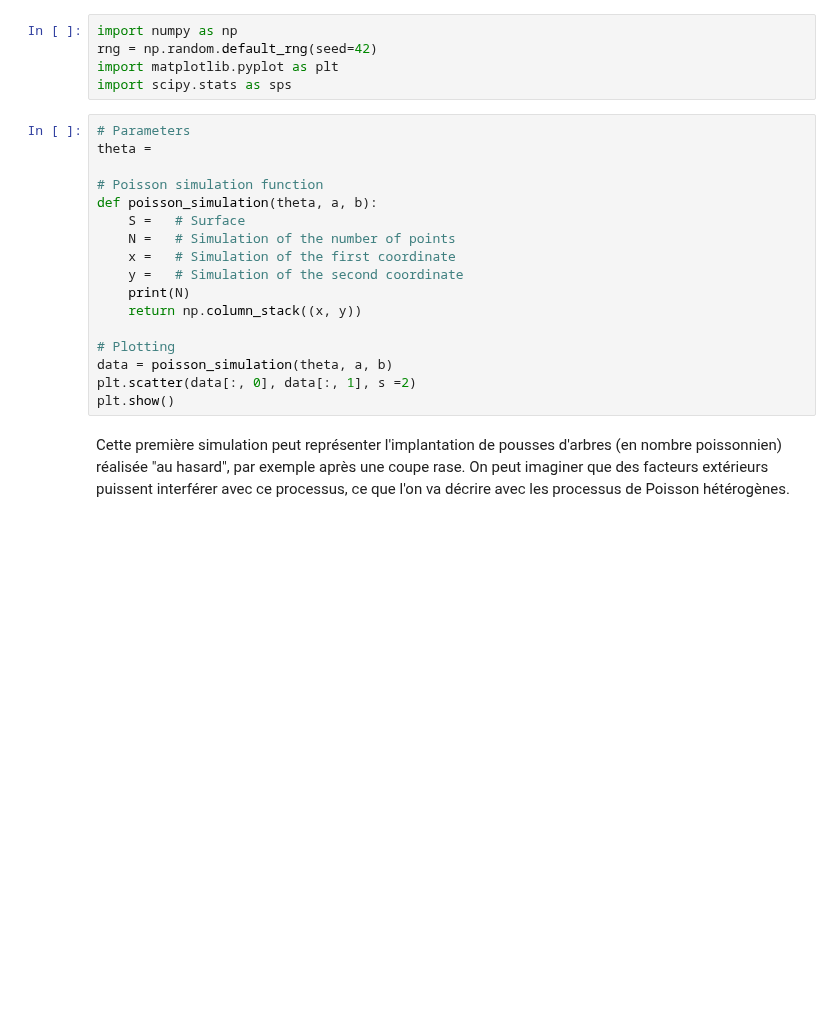
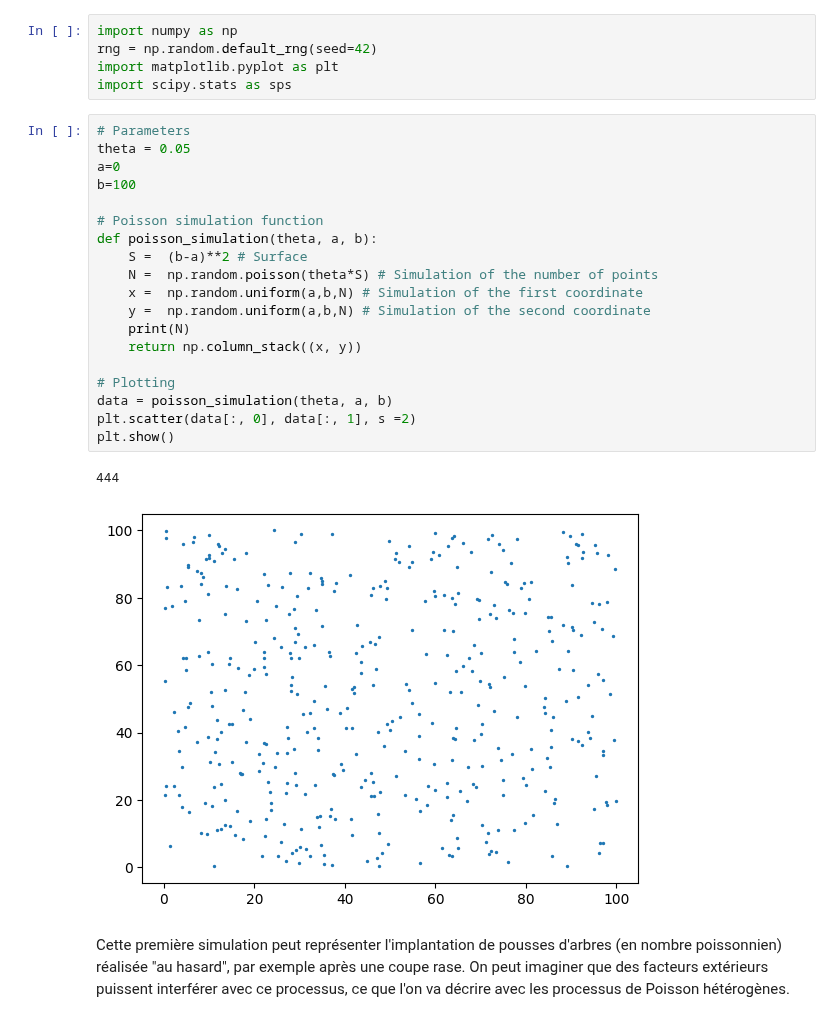
Before and after one commit to JulieBoyer/CotteBoyer, a Jupyter notebook: Projet_Proba.ipynb, the cells around one changed output. Drawn from its saved outputs; the diff is of its cells as text; blank space fills up the shorter version.

```diff
--- a/Projet_Proba.ipynb
+++ b/Projet_Proba.ipynb
@@ -124,21 +124,26 @@ import matplotlib.pyplot as plt
 import scipy.stats as sps
 # %%
 # Parameters
-theta =
+theta = 0.05
+a=0
+b=100
 
 # Poisson simulation function
 def poisson_simulation(theta, a, b):
-    S =   # Surface
-    N =   # Simulation of the number of points
-    x =   # Simulation of the first coordinate
-    y =   # Simulation of the second coordinate
+    S =  (b-a)**2 # Surface
+    N =  np.random.poisson(theta*S) # Simulation of the number of points
+    x =  np.random.uniform(a,b,N) # Simulation of the first coordinate
+    y =  np.random.uniform(a,b,N) # Simulation of the second coordinate
     print(N)
     return np.column_stack((x, y))
 
 # Plotting
 data = poisson_simulation(theta, a, b)
 plt.scatter(data[:, 0], data[:, 1], s =2)
 plt.show()
+# %% [output]
+444
+[figure, added]
 # %% [markdown]
 Cette première simulation peut représenter l'implantation de pousses d'arbres (en nombre poissonnien) réalisée "au hasard", par exemple après une coupe rase. On peut imaginer que des facteurs extérieurs puissent interférer avec ce processus, ce que l'on va décrire avec les processus de Poisson hétérogènes.
 # %% [markdown]
```
